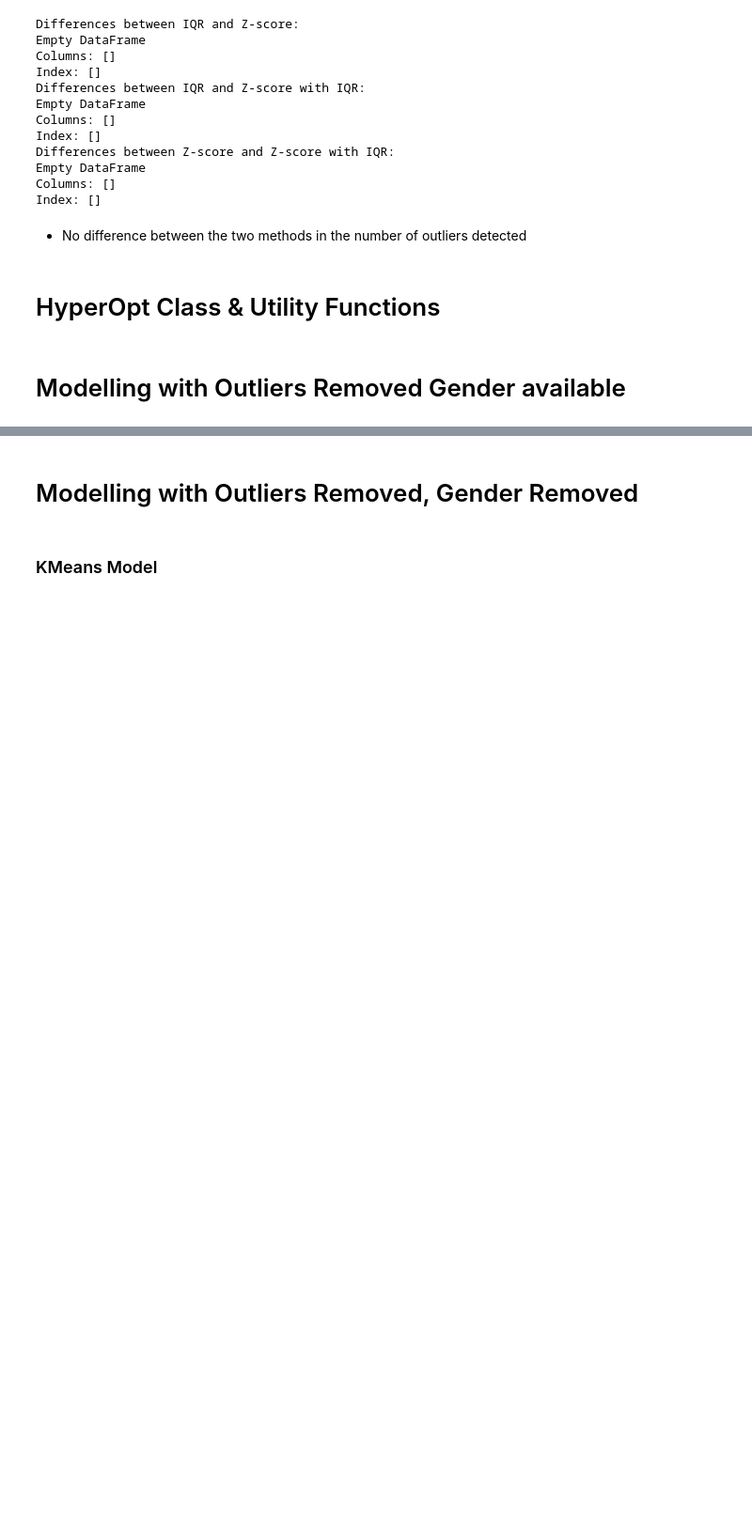
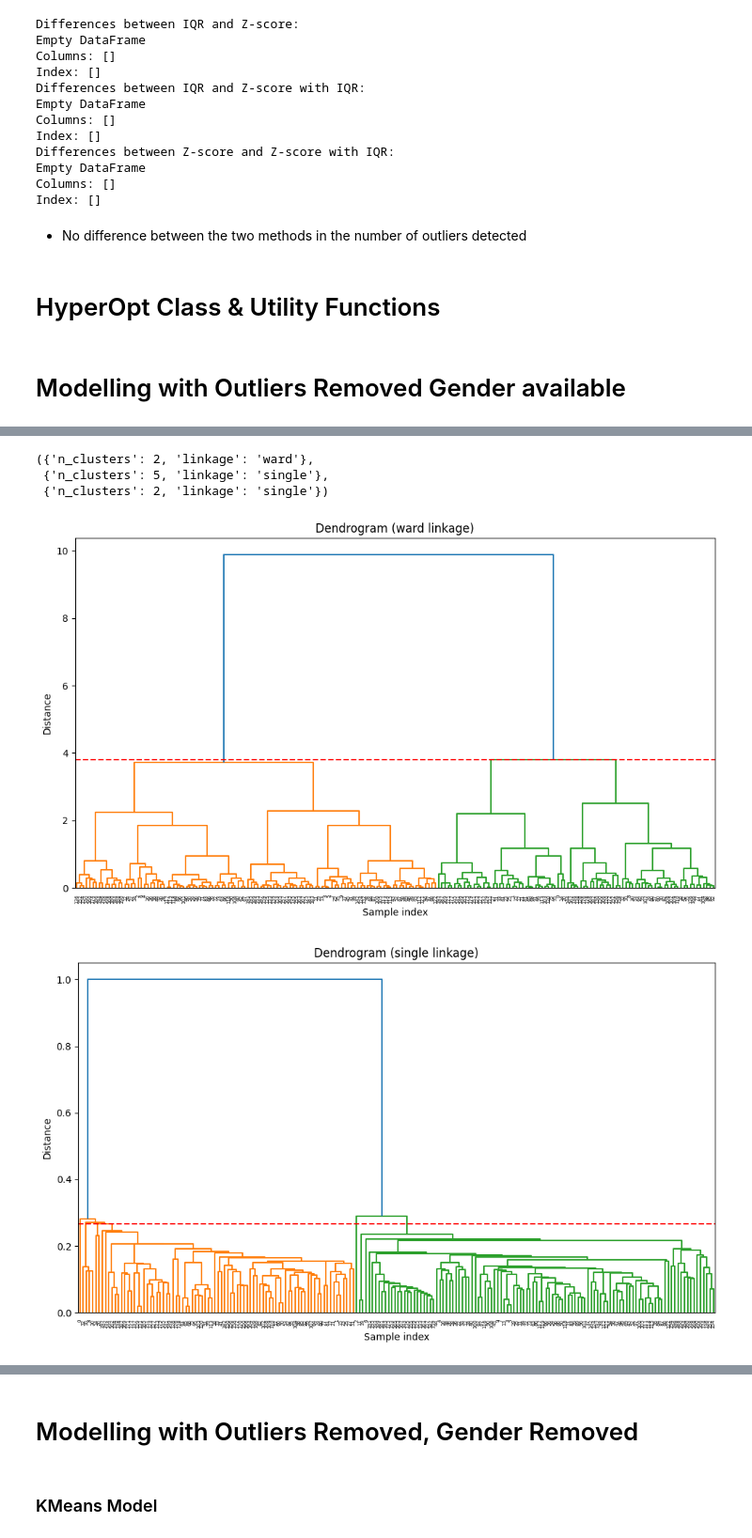
Before and after one commit to Ahmed-Nezar/Customer-Segmentation-Analysis, a Jupyter notebook: Notebooks/Main.ipynb, the cells around one changed output, grey strips where cells are left out. Shown at 94% size. Cells and saved outputs as stored; diff of their text form; code cells hidden in the pictures; blank space fills up the shorter version.

```diff
--- a/Notebooks/Main.ipynb
+++ b/Notebooks/Main.ipynb
@@ -943,0 +1004,8 @@ def plot_dendogram(data, plot_dir, params):
+# %%
+agglomerativeClustering_silhouette = HyperOpt(AgglomerativeClustering, "AgglomerativeClustering", data_preprocessed_no_outliers, "silhouette")
+agglomerativeClustering_davis_bouldin = HyperOpt(AgglomerativeClustering, "AgglomerativeClustering", data_preprocessed_no_outliers, "davies_bouldin")
+agglomerativeClustering_calinski_harabasz = HyperOpt(AgglomerativeClustering, "AgglomerativeClustering", data_preprocessed_no_outliers, "calinski_harabasz")
+
+best_paramas_agglomerativeClustering_silhouette = agglomerativeClustering_silhouette.run_study(n_trials=100)
+best_paramas_agglomerativeClustering_davis_bouldin = agglomerativeClustering_davis_bouldin.run_study(n_trials=100)
+best_paramas_agglomerativeClustering_calinski_harabasz = agglomerativeClustering_calinski_harabasz.run_study(n_trials=100)
@@ -943,0 +1030,13 @@ def plot_dendogram(data, plot_dir, params):
+# %%
+best_paramas_agglomerativeClustering_silhouette ,best_paramas_agglomerativeClustering_davis_bouldin, best_paramas_agglomerativeClustering_calinski_harabasz
+# %% [output]
+({'n_clusters': 2, 'linkage': 'ward'},
+ {'n_clusters': 5, 'linkage': 'single'},
+ {'n_clusters': 2, 'linkage': 'single'})
+# %%
+plot_dendogram(data_preprocessed_no_outliers, Utils.plot_dir, best_paramas_agglomerativeClustering_silhouette)
+plot_dendogram(data_preprocessed_no_outliers, Utils.plot_dir, best_paramas_agglomerativeClustering_davis_bouldin)
+plot_dendogram(data_preprocessed_no_outliers, Utils.plot_dir, best_paramas_agglomerativeClustering_calinski_harabasz)
+# %% [output]
+[figure, added]
+[figure, added]
```
Also changed, not shown: parts of 17 cells of this notebook.
